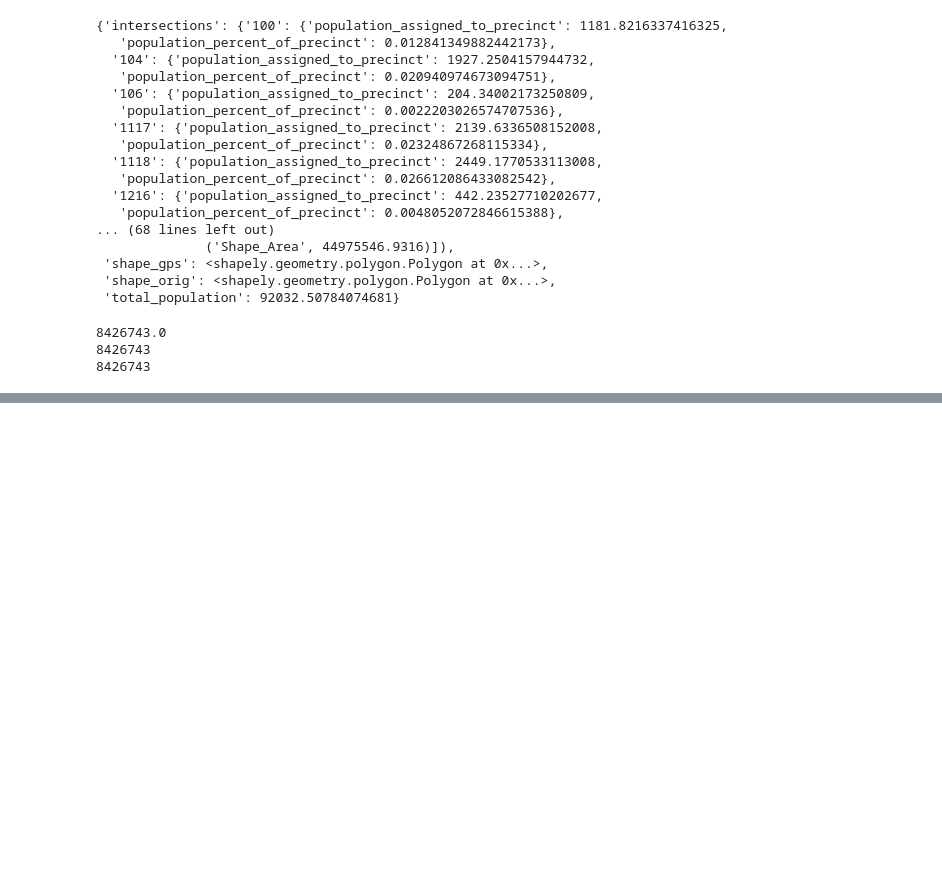
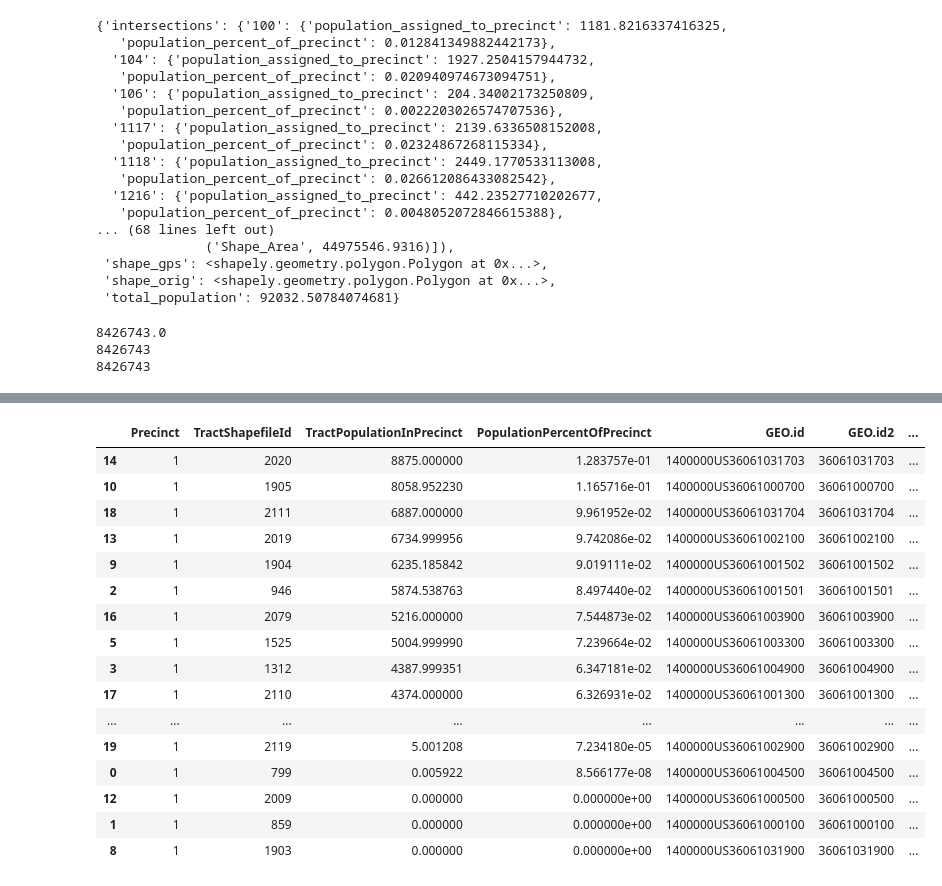
Before and after one commit to oracleofnj/precrime, a Jupyter notebook: exploratory-notebooks/Shapefiles.ipynb, the cells around one changed output, grey strips where cells are left out. Cells and saved outputs as stored; diff of their text form; code cells hidden in the pictures; blank space fills up the shorter version.

Commit message:
Add functions to aggregate information for police precincts

```diff
--- a/exploratory-notebooks/Shapefiles.ipynb
+++ b/exploratory-notebooks/Shapefiles.ipynb
@@ -91,3 +93,5 @@ print(np.sum([d['census_info']['Population'] for d in tract_dict.values()]))
 # %%
 # Uncomment to create the geojson shapefile.
 # write_precinct_geojson(precinct_dict)
+# %%
+precinct_df, tract_df, intersection_df = create_dataframes(precinct_dict, tract_dict, merged_census_info)
@@ -93,0 +142,20 @@ print(np.sum([d['census_info']['Population'] for d in tract_dict.values()]))
+# %%
+intersection_df[intersection_df['Precinct'] == 1].sort_values('TractPopulationInPrecinct', ascending=False)
+# %% [output]
+|  | Precinct | TractShapefileId | TractPopulationInPrecinct | PopulationPercentOfPrecinct | GEO.id | GEO.id2 | ... |
+| 14 | 1 | 2020 | 8875.000000 | 1.283757e-01 | 1400000US36061031703 | 36061031703 | ... |
+| 10 | 1 | 1905 | 8058.952230 | 1.165716e-01 | 1400000US36061000700 | 36061000700 | ... |
+| 18 | 1 | 2111 | 6887.000000 | 9.961952e-02 | 1400000US36061031704 | 36061031704 | ... |
+| 13 | 1 | 2019 | 6734.999956 | 9.742086e-02 | 1400000US36061002100 | 36061002100 | ... |
+| 9 | 1 | 1904 | 6235.185842 | 9.019111e-02 | 1400000US36061001502 | 36061001502 | ... |
+| 2 | 1 | 946 | 5874.538763 | 8.497440e-02 | 1400000US36061001501 | 36061001501 | ... |
+| 16 | 1 | 2079 | 5216.000000 | 7.544873e-02 | 1400000US36061003900 | 36061003900 | ... |
+| 5 | 1 | 1525 | 5004.999990 | 7.239664e-02 | 1400000US36061003300 | 36061003300 | ... |
+| 3 | 1 | 1312 | 4387.999351 | 6.347181e-02 | 1400000US36061004900 | 36061004900 | ... |
+| 17 | 1 | 2110 | 4374.000000 | 6.326931e-02 | 1400000US36061001300 | 36061001300 | ... |
+| ... | ... | ... | ... | ... | ... | ... | ... |
+| 19 | 1 | 2119 | 5.001208 | 7.234180e-05 | 1400000US36061002900 | 36061002900 | ... |
+| 0 | 1 | 799 | 0.005922 | 8.566177e-08 | 1400000US36061004500 | 36061004500 | ... |
+| 12 | 1 | 2009 | 0.000000 | 0.000000e+00 | 1400000US36061000500 | 36061000500 | ... |
+| 1 | 1 | 859 | 0.000000 | 0.000000e+00 | 1400000US36061000100 | 36061000100 | ... |
+| 8 | 1 | 1903 | 0.000000 | 0.000000e+00 | 1400000US36061031900 | 36061031900 | ... |
```
Also changed, not shown: parts of 3 cells of this notebook, 1 other file.
